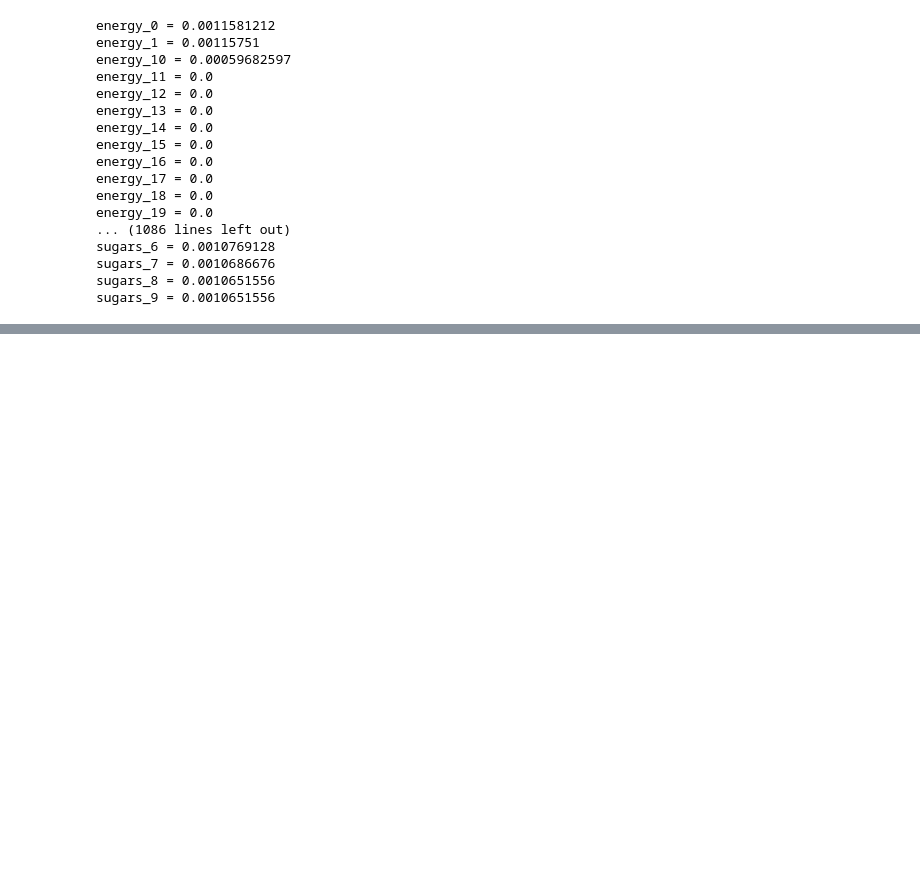
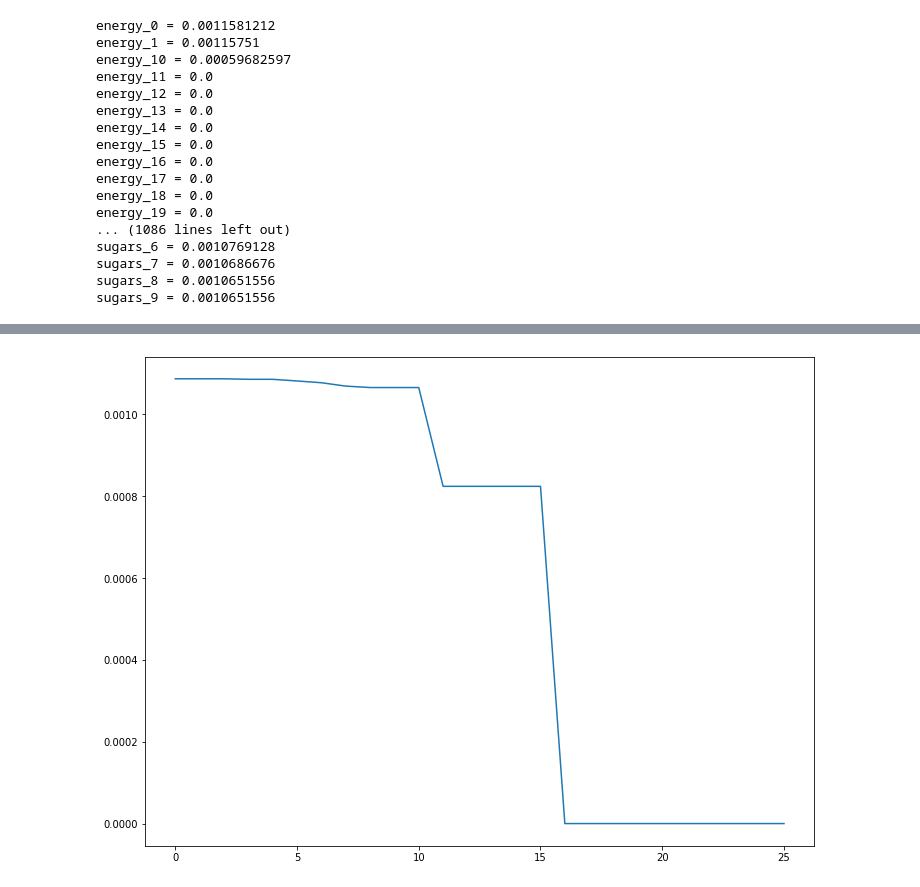
Before and after one commit to prathamsolanki/nutri-score-decision-models, a Jupyter notebook: dm_project_additive.ipynb, the cells around one changed output, grey strips where cells are left out. Cells and saved outputs as stored; diff of their text form; code cells hidden in the pictures; blank space fills up the shorter version.

```diff
--- a/dm_project_additive.ipynb
+++ b/dm_project_additive.ipynb
@@ -302,0 +321,6 @@ utility_thresh_prod = {key: [lpVar.varValue for lpVar in utility_thresh[key]]for
+# %%
+plt.rcParams["figure.figsize"] = [12,9]
+plt.plot([su.value() for su in utility_thresh['sugars']])
+plt.savefig('thresh_sugars.jpg')
+# %% [output]
+[figure, added]
```
Also changed, not shown: parts of 17 cells of this notebook, 6 other files.
